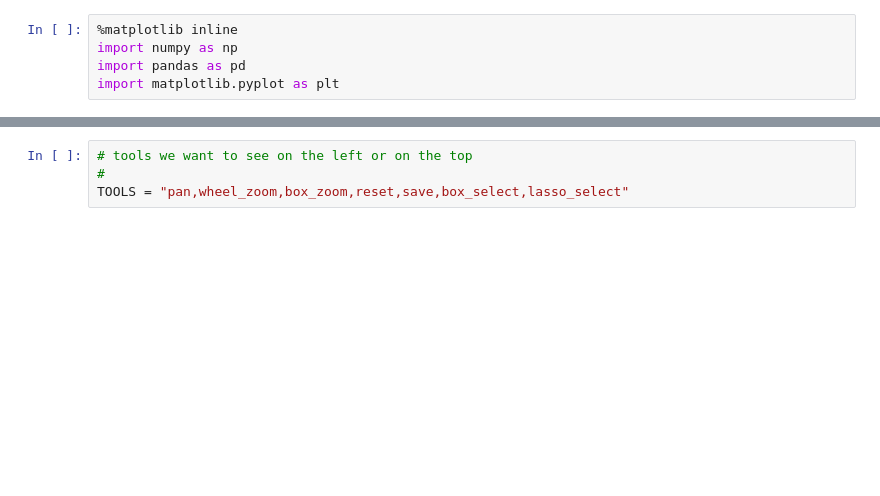
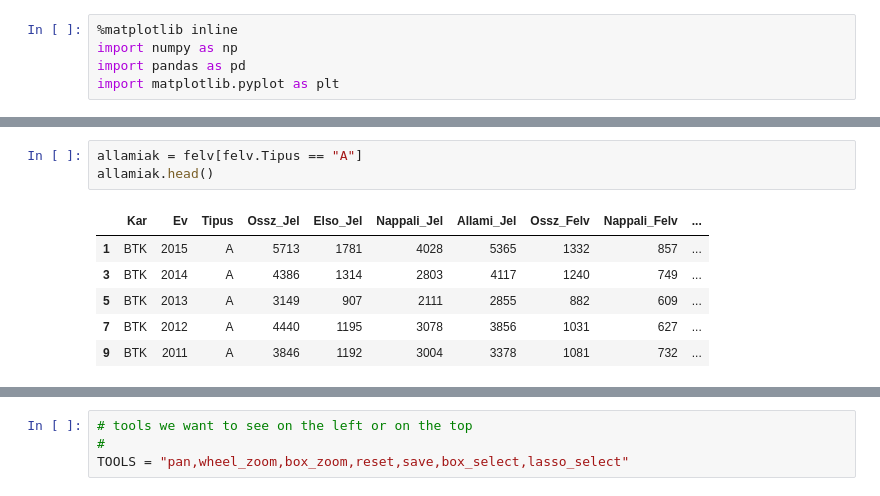
Before and after one commit to gurbanics/pytech-vis, a Jupyter notebook: notebooks/Bokeh Pazmany.ipynb, the cells around one changed output, grey strips where cells are left out. Saved outputs shown, nothing was run; the diff lists cells and outputs as text; blank space fills up the shorter version.

```diff
--- a/notebooks/Bokeh Pazmany.ipynb
+++ b/notebooks/Bokeh Pazmany.ipynb
@@ -7,0 +16,10 @@ felv = pd.read_csv("Pazmany_Ossz.csv")
+# %%
+allamiak = felv[felv.Tipus == "A"]
+allamiak.head()
+# %% [output]
+|  | Kar | Ev | Tipus | Ossz_Jel | Elso_Jel | Nappali_Jel | Allami_Jel | Ossz_Felv | Nappali_Felv | ... |
+| 1 | BTK | 2015 | A | 5713 | 1781 | 4028 | 5365 | 1332 | 857 | ... |
+| 3 | BTK | 2014 | A | 4386 | 1314 | 2803 | 4117 | 1240 | 749 | ... |
+| 5 | BTK | 2013 | A | 3149 | 907 | 2111 | 2855 | 882 | 609 | ... |
+| 7 | BTK | 2012 | A | 4440 | 1195 | 3078 | 3856 | 1031 | 627 | ... |
+| 9 | BTK | 2011 | A | 3846 | 1192 | 3004 | 3378 | 1081 | 732 | ... |
```
Also changed, not shown: parts of 41 cells of this notebook.
